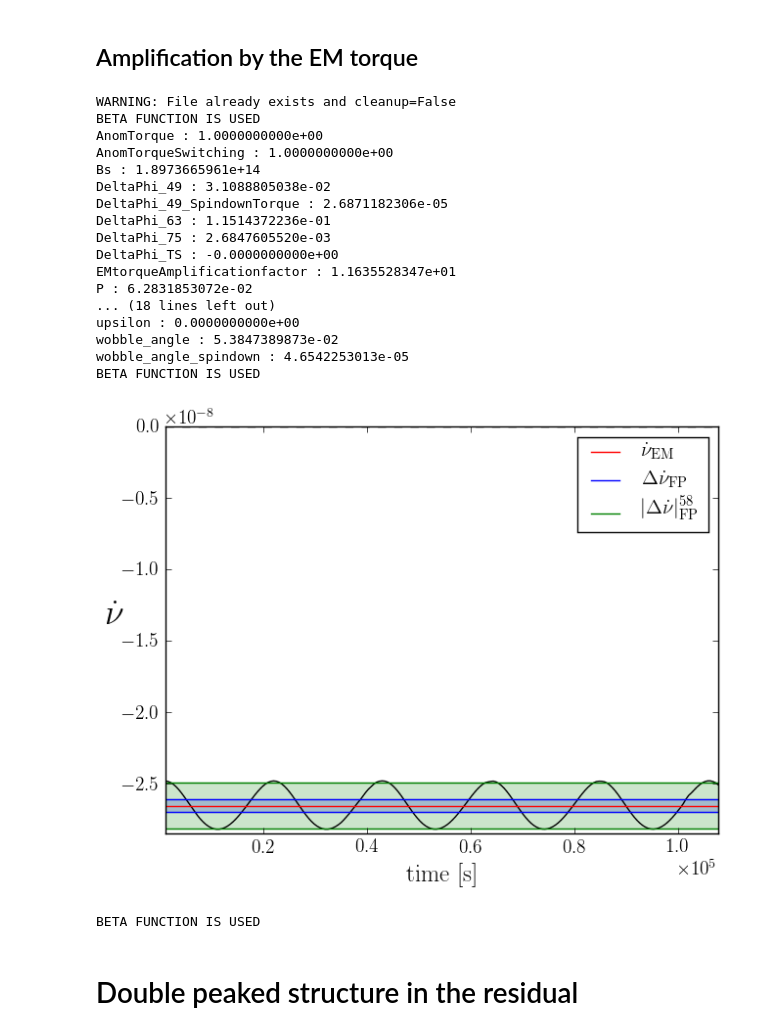
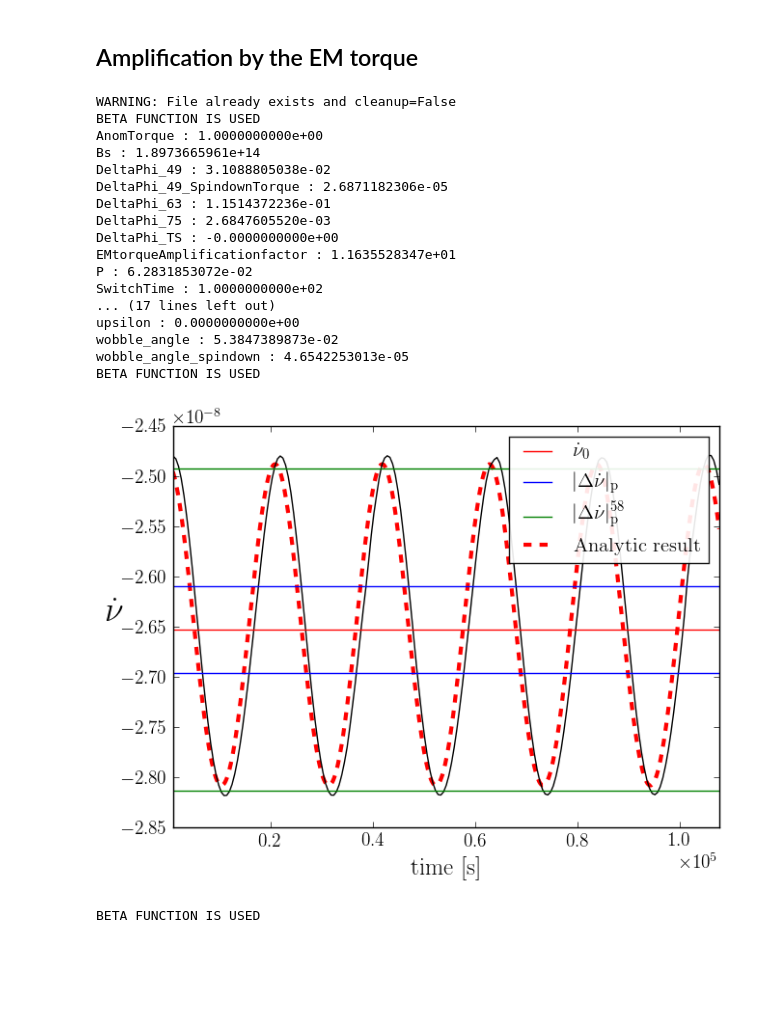
Before and after one commit to GregoryAshton/neutron_star_modelling, a Jupyter notebook: SpindownRate/Verification.ipynb, the cells around one changed output. Drawn from its saved outputs; the diff is of its cells as text; code cells hidden in the pictures; blank space fills up the shorter version.

```diff
--- a/SpindownRate/Verification.ipynb
+++ b/SpindownRate/Verification.ipynb
@@ -101,6 +108,21 @@ BETA FUNCTION IS USED
 # %% [markdown]
 ## Amplification by the EM torque
 # %%
+def SignalModel_EM(theta, t):
+    omega0, epsI, a0, chi, epsA = theta
+
+    psi = -epsI*omega0*t + np.pi/2.
+
+    Sin2Theta = 1 - (sin(a0)*sin(psi)*sin(chi) + cos(a0)*cos(chi))**2
+    Phidot = 1 - epsI * sin(chi) * (cos(a0) *sin(chi) - sin(psi) * sin(a0) * cos(chi)) / (
+                        (sin(a0)*cos(chi) - cos(a0)*sin(psi)*sin(chi))**2 + (cos(psi) * sin(chi))**2)
+
+    # Standard values for c , R in cgs
+    c = 3e10
+    R = 1e6
+    k = 2/3.0 * R/c * epsA * omega0**3
+    return -k * Phidot**3 * Sin2Theta / (2*np.pi)
+
 epsI3 = 3e-6
 omega0 = 1e2
 epsA = 1e-8
@@ -113,38 +135,41 @@ n = 50000
 error = 1e-13
 
 file_name = main(chi0=chi0, epsI3=epsI3, epsA=epsA, omega0=omega0, T=T,
                  n=n, error=error, a0=a0, cleanup=False, DryRun=False,
                  )
 
 File_Functions.PrintParameterDictionary(file_name)
 
-ax = Plot.nu_dot(file_name, analytic=["FP", "EM", "58"])
+ax = Plot.SpindownRate(file_name, analytic=["FP", "EM", "58"])
 
-plt.legend()
+# Analytic plot
+time = np.linspace(0, T, 1000)
+ax.plot(time, SignalModel_EM([omega0, epsI3, np.radians(a0), np.radians(chi0), epsA], time),
+                             "--r", lw=3.0, zorder=-10, label="Analytic result")
+
+plt.legend(framealpha=0.9)
 
 plt.savefig("img/nu_dot_with_torque_EM_amplification.pdf")
 plt.show()
 
 File_Functions.PropertiesTable(file_name, "nu_dot_with_torque_EM_amplification.tex")
 # %% [output]
 WARNING: File already exists and cleanup=False
 BETA FUNCTION IS USED
 AnomTorque : 1.0000000000e+00
-AnomTorqueSwitching : 1.0000000000e+00
 Bs : 1.8973665961e+14
 DeltaPhi_49 : 3.1088805038e-02
 DeltaPhi_49_SpindownTorque : 2.6871182306e-05
 DeltaPhi_63 : 1.1514372236e-01
 DeltaPhi_75 : 2.6847605520e-03
 DeltaPhi_TS : -0.0000000000e+00
 EMtorqueAmplificationfactor : 1.1635528347e+01
 P : 6.2831853072e-02
-... (18 lines left out)
+SwitchTime : 1.0000000000e+02
+... (17 lines left out)
 upsilon : 0.0000000000e+00
 wobble_angle : 5.3847389873e-02
 wobble_angle_spindown : 4.6542253013e-05
 BETA FUNCTION IS USED
-[figure, old version]
+[figure, new version]
 BETA FUNCTION IS USED
-# %% [markdown]
-# Double peaked structure in the residual
```
Also changed, not shown: parts of 5 cells of this notebook, 9 other files.
